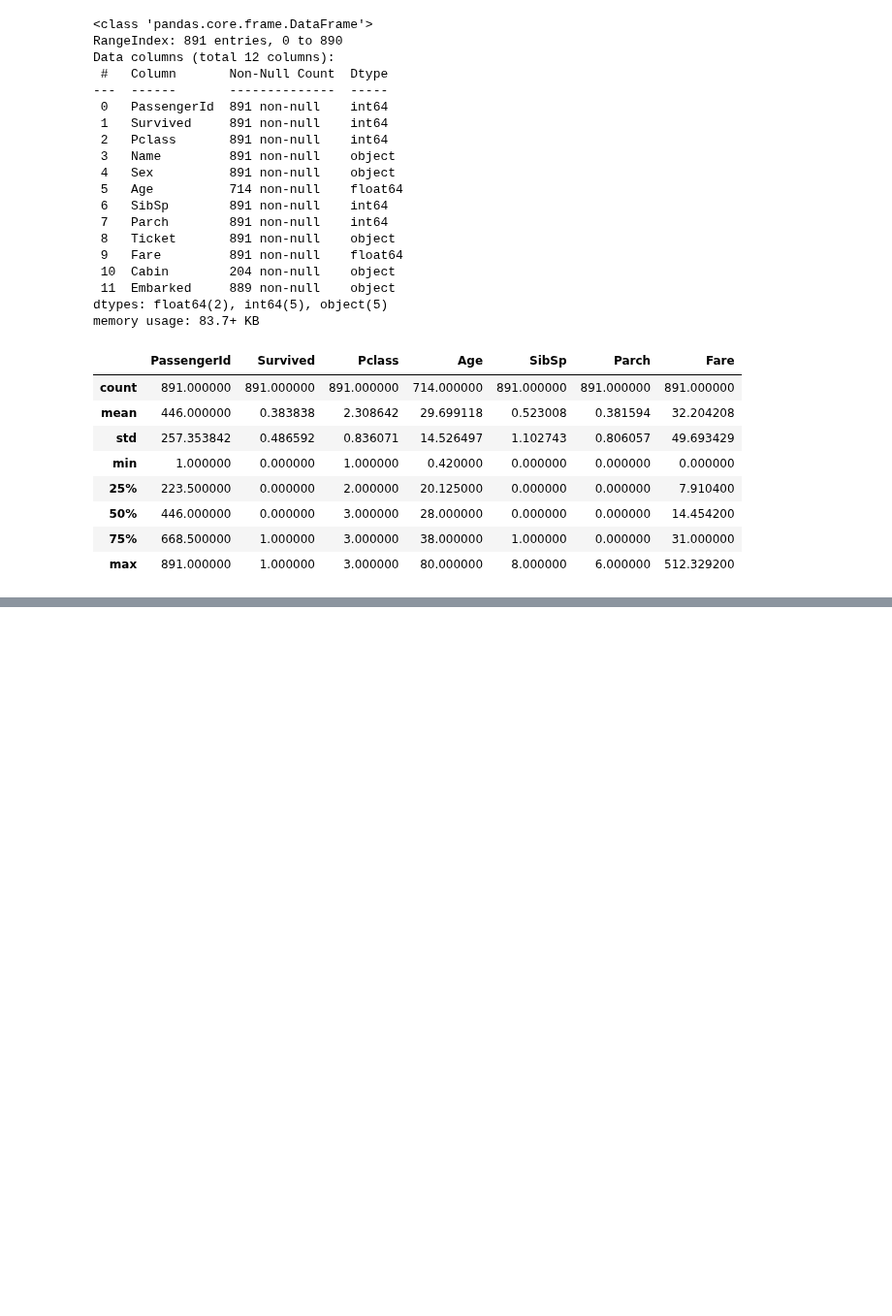
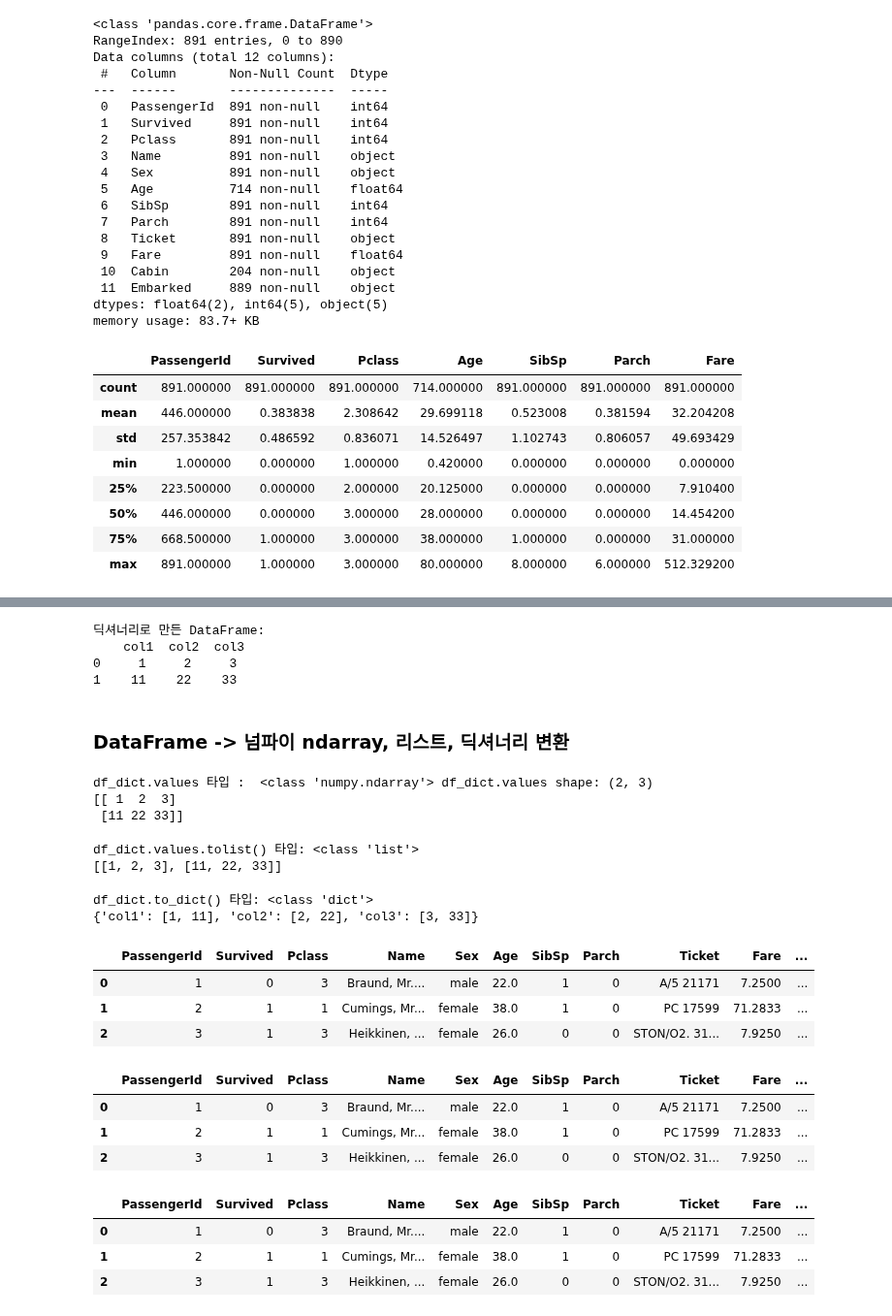
Before and after one commit to y7y1h13/StatisticsAnal, a Jupyter notebook: eunjin/판다스/판다스.ipynb, the cells around one changed output, grey strips where cells are left out. Shown at 97% size. Drawn from its saved outputs; the diff is of its cells as text; code cells hidden in the pictures; blank space fills up the shorter version.

```diff
--- a/eunjin/판다스/판다스.ipynb
+++ b/eunjin/판다스/판다스.ipynb
@@ -78,0 +140,65 @@ Name: Pclass, dtype: int64
+# %%
+#key는 문자열 칼럼명으로 매핑, value는 리스트 형(또는 ndarray) 칼럼 데이터로 매핑
+dict = {'col1':[1, 11], 'col2':[2, 22], 'col3':[3, 33]}
+df_dict = pd.DataFrame(dict)
+print('딕셔너리로 만든 DataFrame:\n', df_dict)
+# %% [output]
+딕셔너리로 만든 DataFrame:
+    col1  col2  col3
+0     1     2     3
+1    11    22    33
+# %% [markdown]
+### DataFrame -> 넘파이 ndarray, 리스트, 딕셔너리 변환
+# %%
+#DataFrame을 ndarray로 변환
+arr3 = df_dict.values
+print('df_dict.values 타입 : ', type(arr3), 'df_dict.values shape:', arr3.shape)
+print(arr3)
+# %% [output]
+df_dict.values 타입 :  <class 'numpy.ndarray'> df_dict.values shape: (2, 3)
+[[ 1  2  3]
+ [11 22 33]]
+# %%
+#DataFrame을 리스트로 변환
+list3 = df_dict.values.tolist()
+print('df_dict.values.tolist() 타입:', type(list3))
+print(list3)
+# %% [output]
+df_dict.values.tolist() 타입: <class 'list'>
+[[1, 2, 3], [11, 22, 33]]
+# %%
+#DataFrame을 딕셔너리로 변환
+dict3 = df_dict.to_dict('list')
+print('df_dict.to_dict() 타입:', type(dict3))
+print(dict3)
+# %% [output]
+df_dict.to_dict() 타입: <class 'dict'>
+{'col1': [1, 11], 'col2': [2, 22], 'col3': [3, 33]}
+# %%
+#Age_0을 추가하고 일괄적으로 0 할당
+titanic_df['Age_0'] = 0
+titanic_df.head(3)
+# %% [output]
+|  | PassengerId | Survived | Pclass | Name | Sex | Age | SibSp | Parch | Ticket | Fare | ... |
+| 0 | 1 | 0 | 3 | Braund, Mr.... | male | 22.0 | 1 | 0 | A/5 21171 | 7.2500 | ... |
+| 1 | 2 | 1 | 1 | Cumings, Mr... | female | 38.0 | 1 | 0 | PC 17599 | 71.2833 | ... |
+| 2 | 3 | 1 | 3 | Heikkinen, ... | female | 26.0 | 0 | 0 | STON/O2. 31... | 7.9250 | ... |
+# %%
+#해당 컬럼이 있으면 수정하고 없으면 생성
+titanic_df['Age_by_10'] = titanic_df['Age'] * 10
+titanic_df['Family_No'] = titanic_df['SibSp'] + titanic_df['Parch']+1
+titanic_df.head(3)
+# %% [output]
+|  | PassengerId | Survived | Pclass | Name | Sex | Age | SibSp | Parch | Ticket | Fare | ... |
+| 0 | 1 | 0 | 3 | Braund, Mr.... | male | 22.0 | 1 | 0 | A/5 21171 | 7.2500 | ... |
+| 1 | 2 | 1 | 1 | Cumings, Mr... | female | 38.0 | 1 | 0 | PC 17599 | 71.2833 | ... |
+| 2 | 3 | 1 | 3 | Heikkinen, ... | female | 26.0 | 0 | 0 | STON/O2. 31... | 7.9250 | ... |
+# %%
+#기존 컬럼도 쉽게 일괄적으로 업데이트 가능
+titanic_df['Age_by_10'] = titanic_df['Age_by_10'] + 100
+titanic_df.head(3)
+# %% [output]
+|  | PassengerId | Survived | Pclass | Name | Sex | Age | SibSp | Parch | Ticket | Fare | ... |
+| 0 | 1 | 0 | 3 | Braund, Mr.... | male | 22.0 | 1 | 0 | A/5 21171 | 7.2500 | ... |
+| 1 | 2 | 1 | 1 | Cumings, Mr... | female | 38.0 | 1 | 0 | PC 17599 | 71.2833 | ... |
+| 2 | 3 | 1 | 3 | Heikkinen, ... | female | 26.0 | 0 | 0 | STON/O2. 31... | 7.9250 | ... |
```
Also changed, not shown: parts of 37 cells of this notebook.
